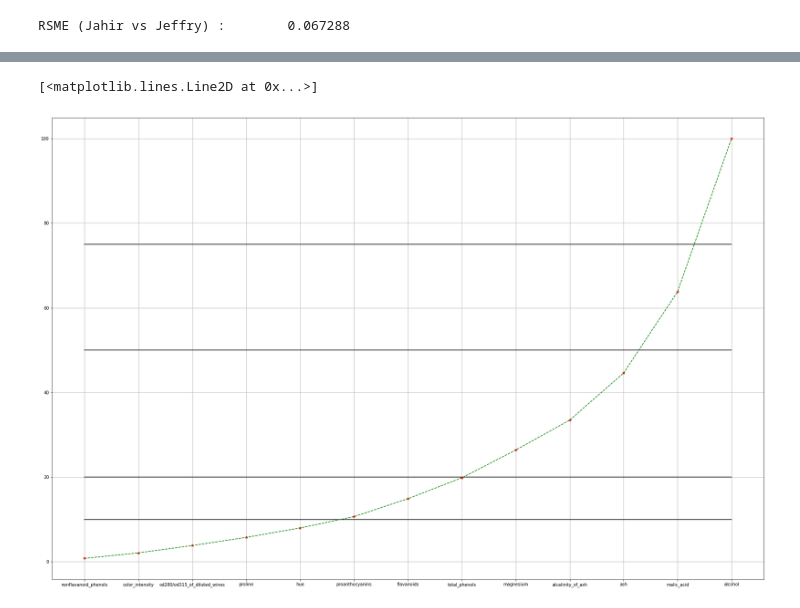
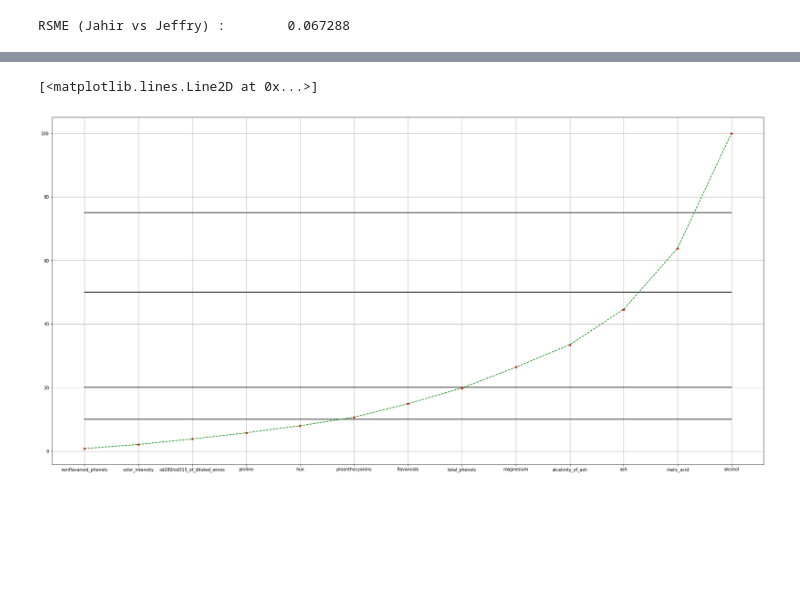
Before and after one commit to jahirmedinacs/pca-p3, a Jupyter notebook: wine-pca.ipynb, the cells around one changed output, grey strips where cells are left out. Cells and saved outputs as stored; diff of their text form; code cells hidden in the pictures; blank space fills up the shorter version.

```diff
--- a/wine-pca.ipynb
+++ b/wine-pca.ipynb
@@ -367,23 +367,23 @@ cum_vals.sort()
 # %%
 cum_index_labels = cumm_repr_percnt.index.tolist()
 cum_index_labels.reverse()
 # display(cum_index_labels)
 
-plt.figure(figsize=(30,20))
+plt.figure(figsize=(30, 15))
 plt.grid()
 
 dummy = pd.DataFrame(cum_vals.tolist())
 dummy.index = np.arange(wine.shape[1]).tolist()
 
 plt.xticks(dummy.index, cum_index_labels)
 
 plt.plot([10] * wine.shape[1], "k")
 plt.plot([20] * wine.shape[1], "k")
 plt.plot([50] * wine.shape[1], "k")
 plt.plot([75] * wine.shape[1], "k")
 
 plt.plot(dummy[0], "*r")
 plt.plot(dummy[0], "--g")
 # %% [output]
 [<matplotlib.lines.Line2D at 0x...>]
-[figure, old version]
+[figure, new version]
```
Also changed, not shown: parts of 11 cells of this notebook.
